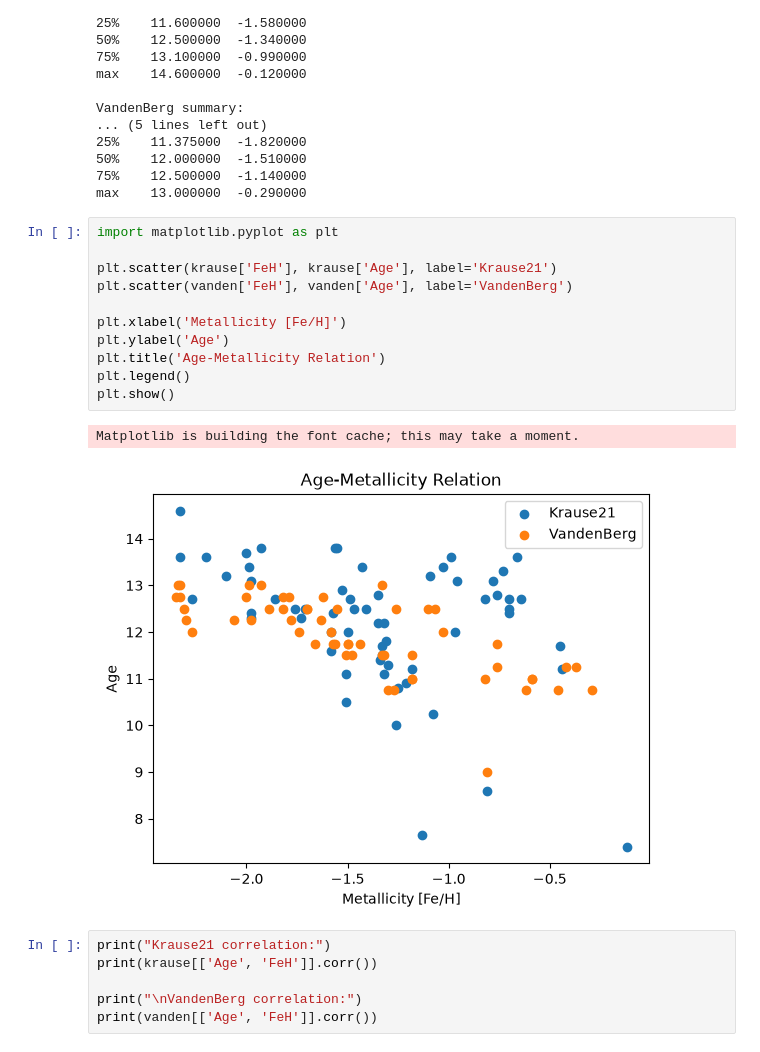
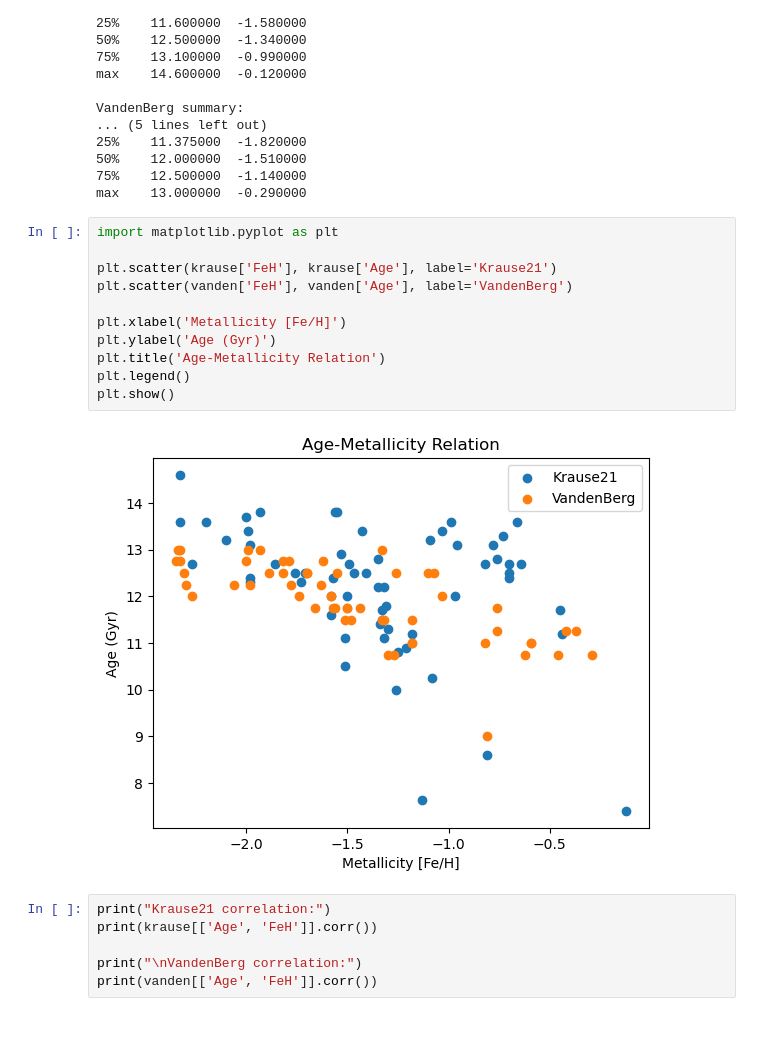
Before and after one commit to JIAQIZHANG721/PHYS3116_Accretion_Detectives, a Jupyter notebook: Jialai_analysis.ipynb, the cells around one changed output. Cells and saved outputs as stored; diff of their text form.

```diff
--- a/Jialai_analysis.ipynb
+++ b/Jialai_analysis.ipynb
@@ -75,17 +75,16 @@ max    13.000000  -0.290000
 # %%
 import matplotlib.pyplot as plt
 
 plt.scatter(krause['FeH'], krause['Age'], label='Krause21')
 plt.scatter(vanden['FeH'], vanden['Age'], label='VandenBerg')
 
 plt.xlabel('Metallicity [Fe/H]')
-plt.ylabel('Age')
+plt.ylabel('Age (Gyr)')
 plt.title('Age-Metallicity Relation')
 plt.legend()
 plt.show()
 # %% [output]
-Matplotlib is building the font cache; this may take a moment.
-[figure, old version]
+[figure, new version]
 # %%
 print("Krause21 correlation:")
 print(krause[['Age', 'FeH']].corr())
```
Also changed, not shown: parts of 3 cells of this notebook.
